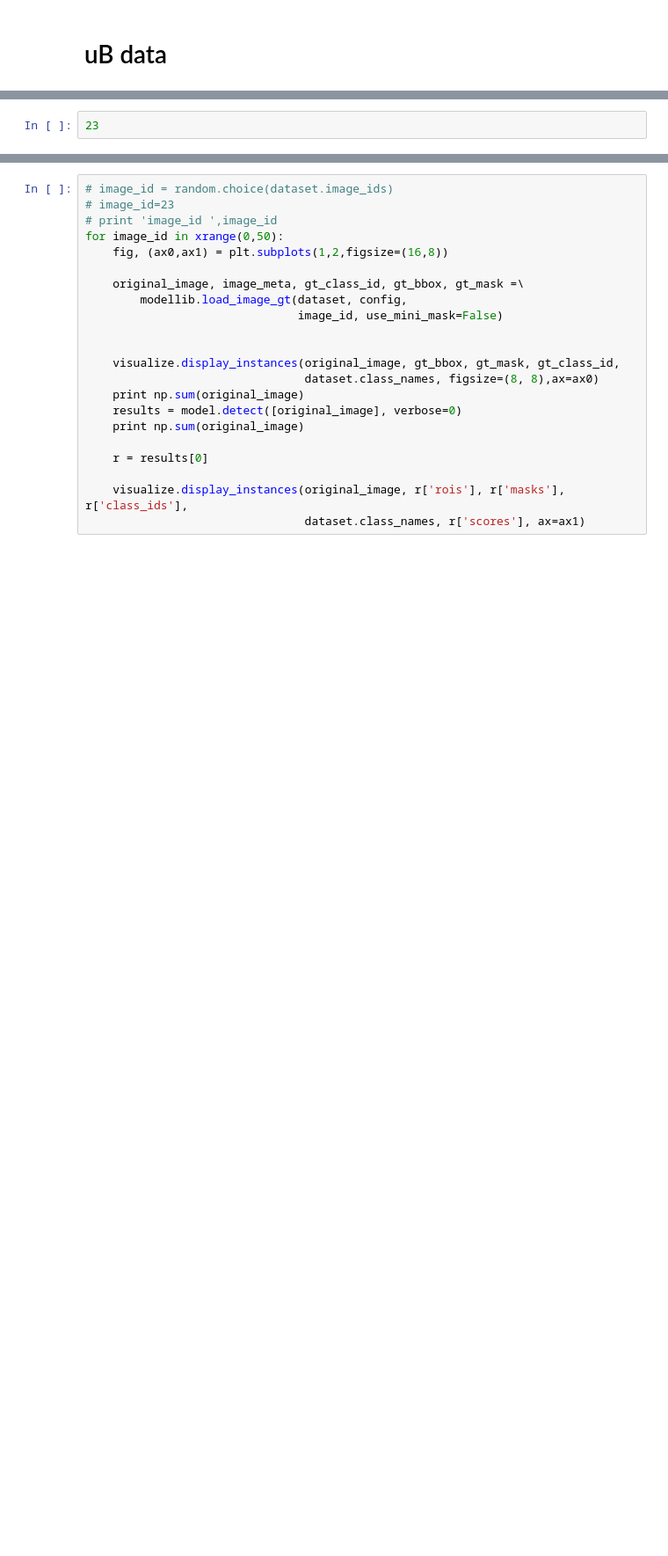
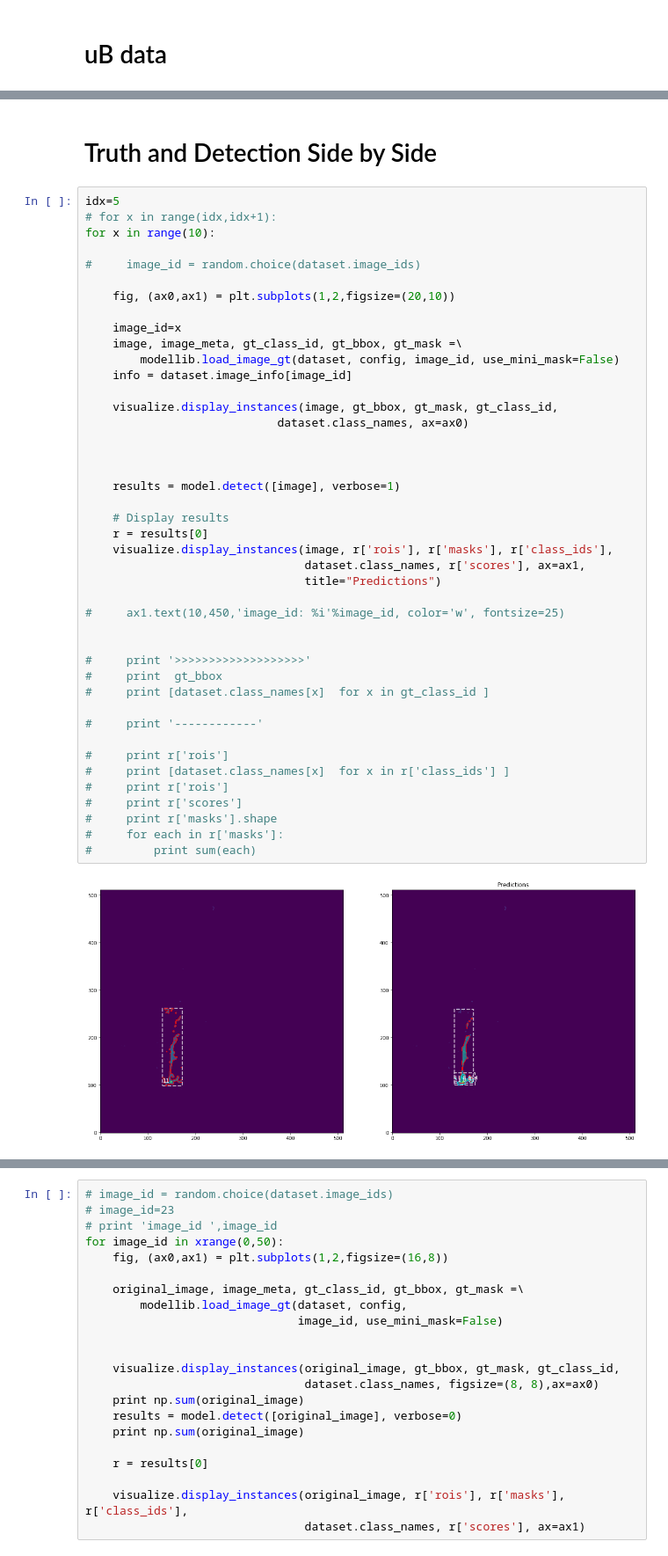
Before and after one commit to ruian1/Mask_RCNN, a Jupyter notebook: samples/uboone/inspect_model.ipynb, the cells around one changed output, grey strips where cells are left out. Shown: that part at 88% size. Drawn from its saved outputs; the diff is of its cells as text; blank space fills up the shorter version.

```diff
--- a/samples/uboone/inspect_model.ipynb
+++ b/samples/uboone/inspect_model.ipynb
@@ -242,2 +334,47 @@ log("gt_mask", gt_mask)
-# %%
-23
+# %% [markdown]
+# Truth and Detection Side by Side
+# %%
+idx=5
+# for x in range(idx,idx+1):
+for x in range(10):
+
+#     image_id = random.choice(dataset.image_ids)
+
+    fig, (ax0,ax1) = plt.subplots(1,2,figsize=(20,10))
+
+    image_id=x
+    image, image_meta, gt_class_id, gt_bbox, gt_mask =\
+        modellib.load_image_gt(dataset, config, image_id, use_mini_mask=False)
+    info = dataset.image_info[image_id]
+
+    visualize.display_instances(image, gt_bbox, gt_mask, gt_class_id,
+                            dataset.class_names, ax=ax0)
+
+
+
+    results = model.detect([image], verbose=1)
+
+    # Display results
+    r = results[0]
+    visualize.display_instances(image, r['rois'], r['masks'], r['class_ids'],
+                                dataset.class_names, r['scores'], ax=ax1,
+                                title="Predictions")
+
+#     ax1.text(10,450,'image_id: %i'%image_id, color='w', fontsize=25)
+
+
+#     print '>>>>>>>>>>>>>>>>>>>'
+#     print  gt_bbox
+#     print [dataset.class_names[x]  for x in gt_class_id ]
+
+#     print '------------'
+
+#     print r['rois']
+#     print [dataset.class_names[x]  for x in r['class_ids'] ]
+#     print r['rois']
+#     print r['scores']
+#     print r['masks'].shape
+#     for each in r['masks']:
+#         print sum(each)
+# %% [output]
+[figure, added]
```
Also changed, not shown: parts of 15 cells of this notebook, 9 other files.
